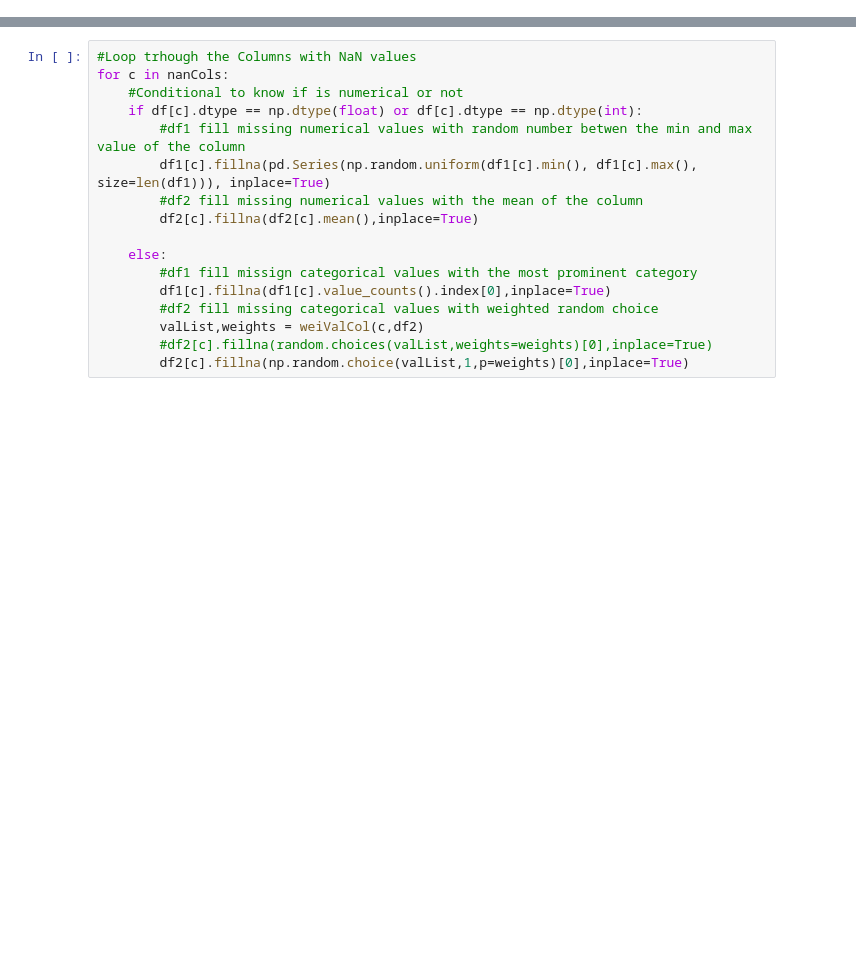
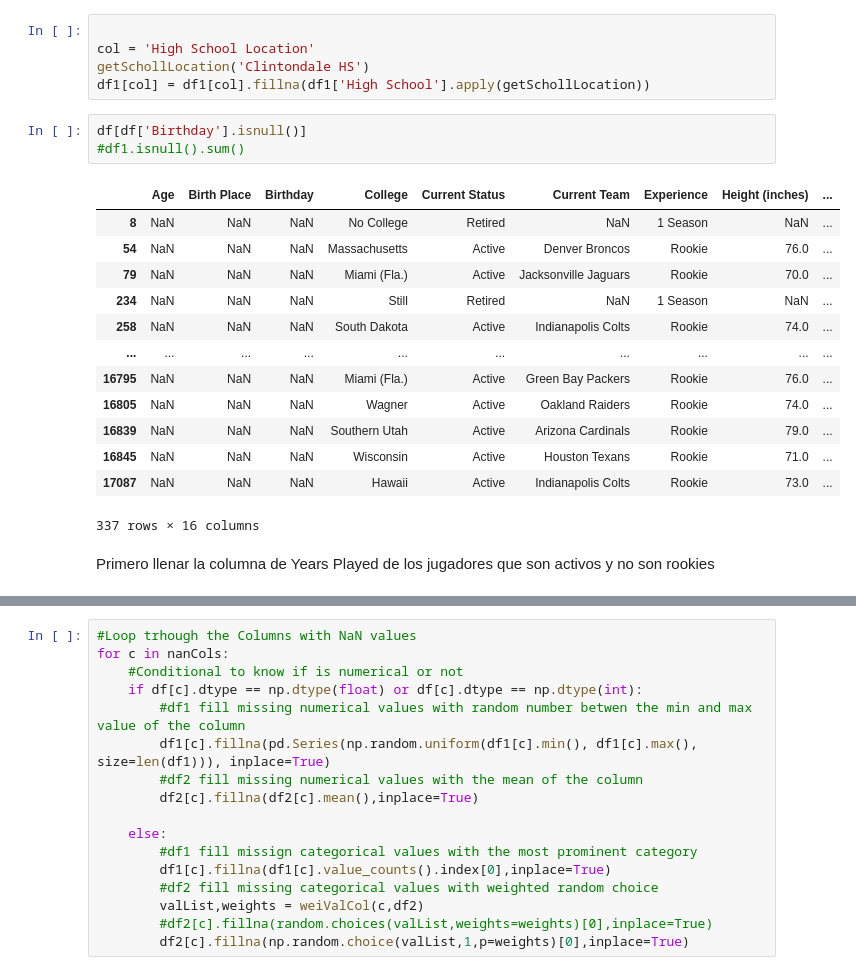
Before and after one commit to Leodna/MCIA23-MLFL, a Jupyter notebook: data_wrangling/homework_pandas.ipynb, the cells around one changed output, grey strips where cells are left out. Drawn from its saved outputs; the diff is of its cells as text; blank space fills up the shorter version.

```diff
--- a/data_wrangling/homework_pandas.ipynb
+++ b/data_wrangling/homework_pandas.ipynb
@@ -29,0 +143,24 @@ def weiValCol(col,df):
+# %%
+
+col = 'High School Location'
+getSchollLocation('Clintondale HS')
+df1[col] = df1[col].fillna(df1['High School'].apply(getSchollLocation))
+# %%
+df[df['Birthday'].isnull()]
+#df1.isnull().sum()
+# %% [output]
+|  | Age | Birth Place | Birthday | College | Current Status | Current Team | Experience | Height (inches) | ... |
+| 8 | NaN | NaN | NaN | No College | Retired | NaN | 1 Season | NaN | ... |
+| 54 | NaN | NaN | NaN | Massachusetts | Active | Denver Broncos | Rookie | 76.0 | ... |
+| 79 | NaN | NaN | NaN | Miami (Fla.) | Active | Jacksonville Jaguars | Rookie | 70.0 | ... |
+| 234 | NaN | NaN | NaN | Still | Retired | NaN | 1 Season | NaN | ... |
+| 258 | NaN | NaN | NaN | South Dakota | Active | Indianapolis Colts | Rookie | 74.0 | ... |
+| ... | ... | ... | ... | ... | ... | ... | ... | ... | ... |
+| 16795 | NaN | NaN | NaN | Miami (Fla.) | Active | Green Bay Packers | Rookie | 76.0 | ... |
+| 16805 | NaN | NaN | NaN | Wagner | Active | Oakland Raiders | Rookie | 74.0 | ... |
+| 16839 | NaN | NaN | NaN | Southern Utah | Active | Arizona Cardinals | Rookie | 79.0 | ... |
+| 16845 | NaN | NaN | NaN | Wisconsin | Active | Houston Texans | Rookie | 71.0 | ... |
+| 17087 | NaN | NaN | NaN | Hawaii | Active | Indianapolis Colts | Rookie | 73.0 | ... |
+337 rows × 16 columns
+# %% [markdown]
+Primero llenar la columna de Years Played de los jugadores que son activos y no son rookies
```
Also changed, not shown: parts of 22 cells of this notebook.
